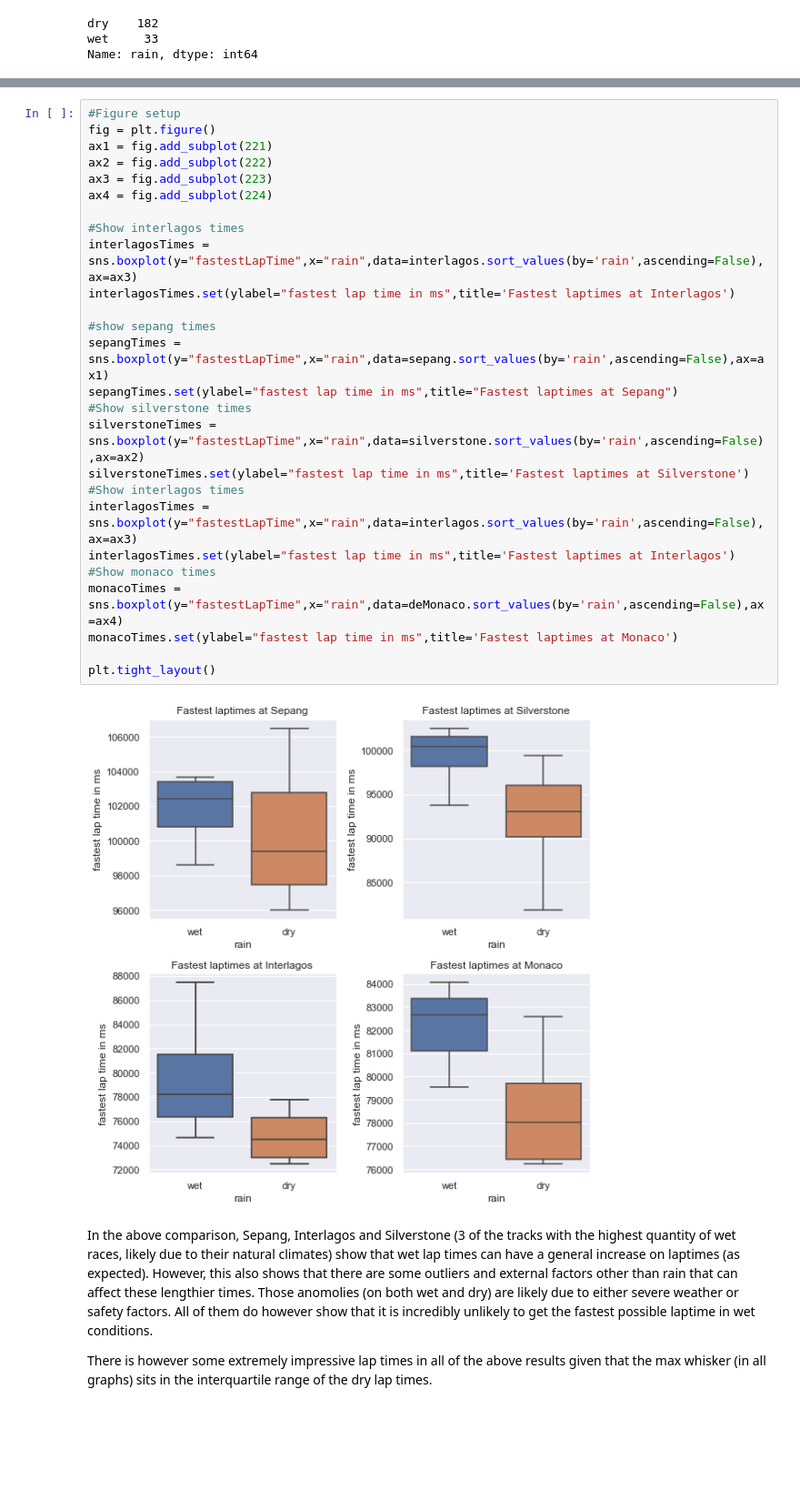
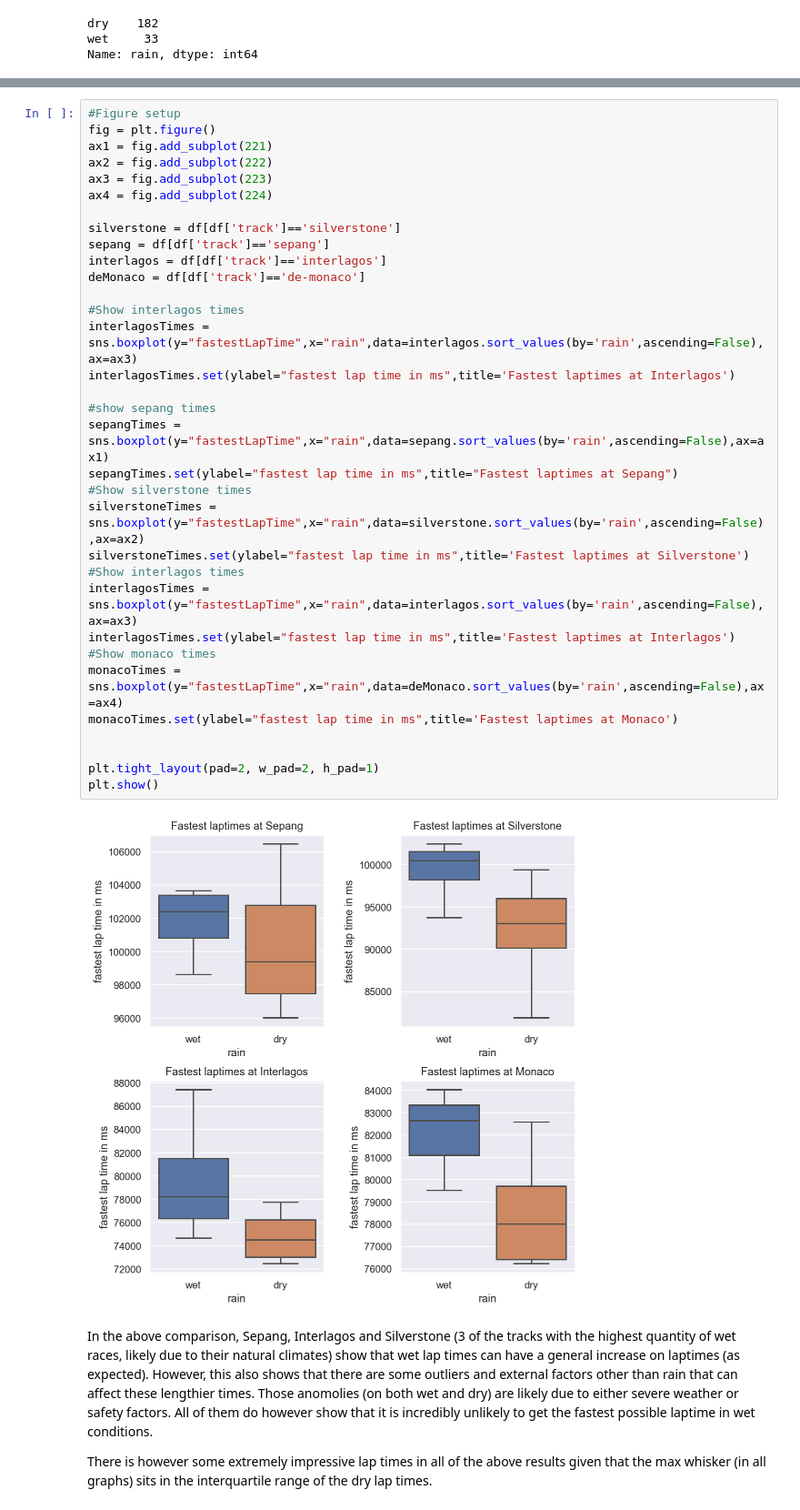
Before and after one commit to floeck/f1-weather-analysis, a Jupyter notebook: notebooks/V10FTW_Group.ipynb, the cells around one changed output, grey strips where cells are left out. Shown at 91% size. Cells and saved outputs as stored; diff of their text form; blank space fills up the shorter version.

```diff
--- a/notebooks/V10FTW_Group.ipynb
+++ b/notebooks/V10FTW_Group.ipynb
@@ -233,31 +230,38 @@ Name: track, dtype: int64
 # %%
 #Figure setup
 fig = plt.figure()
 ax1 = fig.add_subplot(221)
 ax2 = fig.add_subplot(222)
 ax3 = fig.add_subplot(223)
 ax4 = fig.add_subplot(224)
+
+silverstone = df[df['track']=='silverstone']
+sepang = df[df['track']=='sepang']
+interlagos = df[df['track']=='interlagos']
+deMonaco = df[df['track']=='de-monaco']
 
 #Show interlagos times
 interlagosTimes = sns.boxplot(y="fastestLapTime",x="rain",data=interlagos.sort_values(by='rain',ascending=False),ax=ax3)
 interlagosTimes.set(ylabel="fastest lap time in ms",title='Fastest laptimes at Interlagos')
 
 #show sepang times
 sepangTimes = sns.boxplot(y="fastestLapTime",x="rain",data=sepang.sort_values(by='rain',ascending=False),ax=ax1)
 sepangTimes.set(ylabel="fastest lap time in ms",title="Fastest laptimes at Sepang")
 #Show silverstone times
 silverstoneTimes = sns.boxplot(y="fastestLapTime",x="rain",data=silverstone.sort_values(by='rain',ascending=False),ax=ax2)
 silverstoneTimes.set(ylabel="fastest lap time in ms",title='Fastest laptimes at Silverstone')
 #Show interlagos times
 interlagosTimes = sns.boxplot(y="fastestLapTime",x="rain",data=interlagos.sort_values(by='rain',ascending=False),ax=ax3)
 interlagosTimes.set(ylabel="fastest lap time in ms",title='Fastest laptimes at Interlagos')
 #Show monaco times
 monacoTimes = sns.boxplot(y="fastestLapTime",x="rain",data=deMonaco.sort_values(by='rain',ascending=False),ax=ax4)
 monacoTimes.set(ylabel="fastest lap time in ms",title='Fastest laptimes at Monaco')
 
-plt.tight_layout()
+
+plt.tight_layout(pad=2, w_pad=2, h_pad=1)
+plt.show()
 # %% [output]
-[figure, old version]
+[figure, new version]
 # %% [markdown]
 In the above comparison, Sepang, Interlagos and Silverstone (3 of the tracks with the highest quantity of wet races, likely due to their natural climates) show that wet lap times can have a general increase on laptimes (as expected). However, this also shows that there are some outliers and external factors other than rain that can affect these lengthier times.
 Those anomolies (on both wet and dry) are likely due to either severe weather or safety factors.
```
Also changed, not shown: parts of 8 cells of this notebook.
